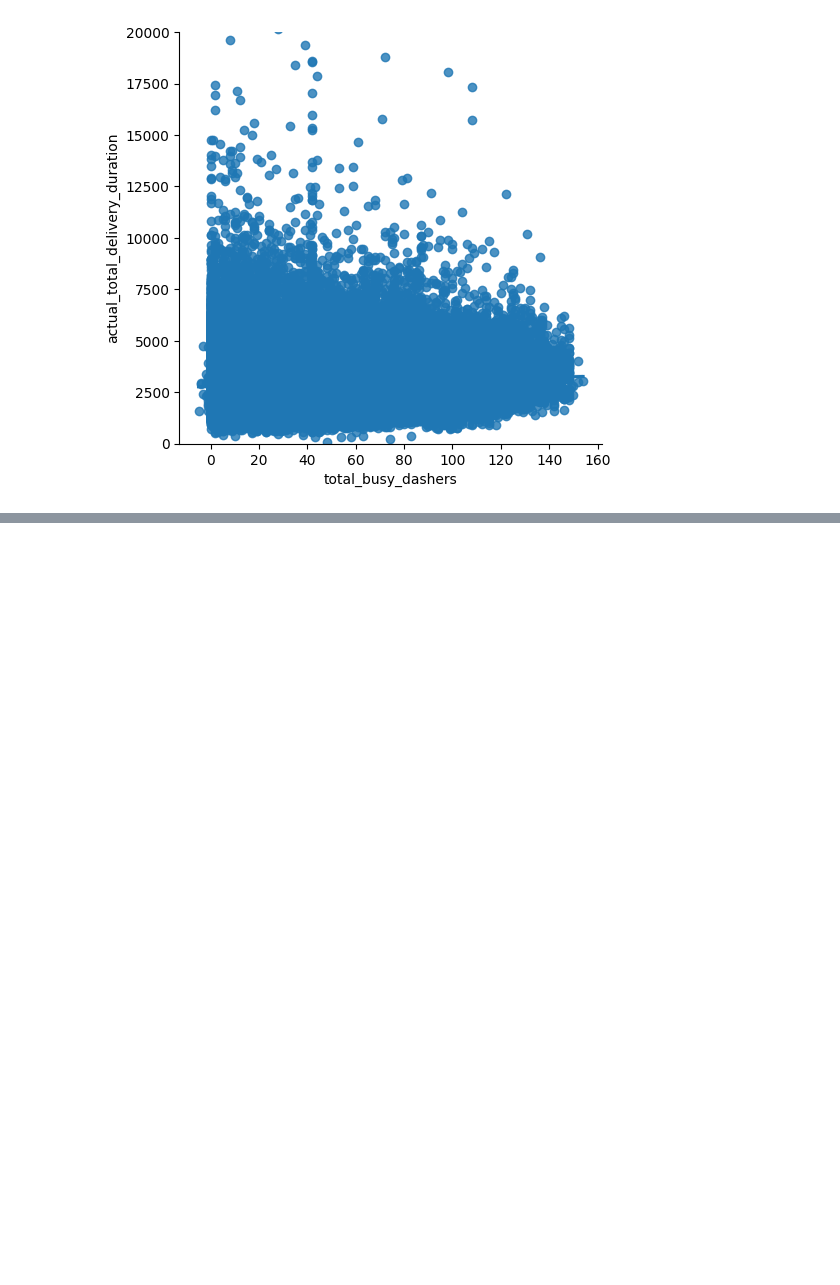
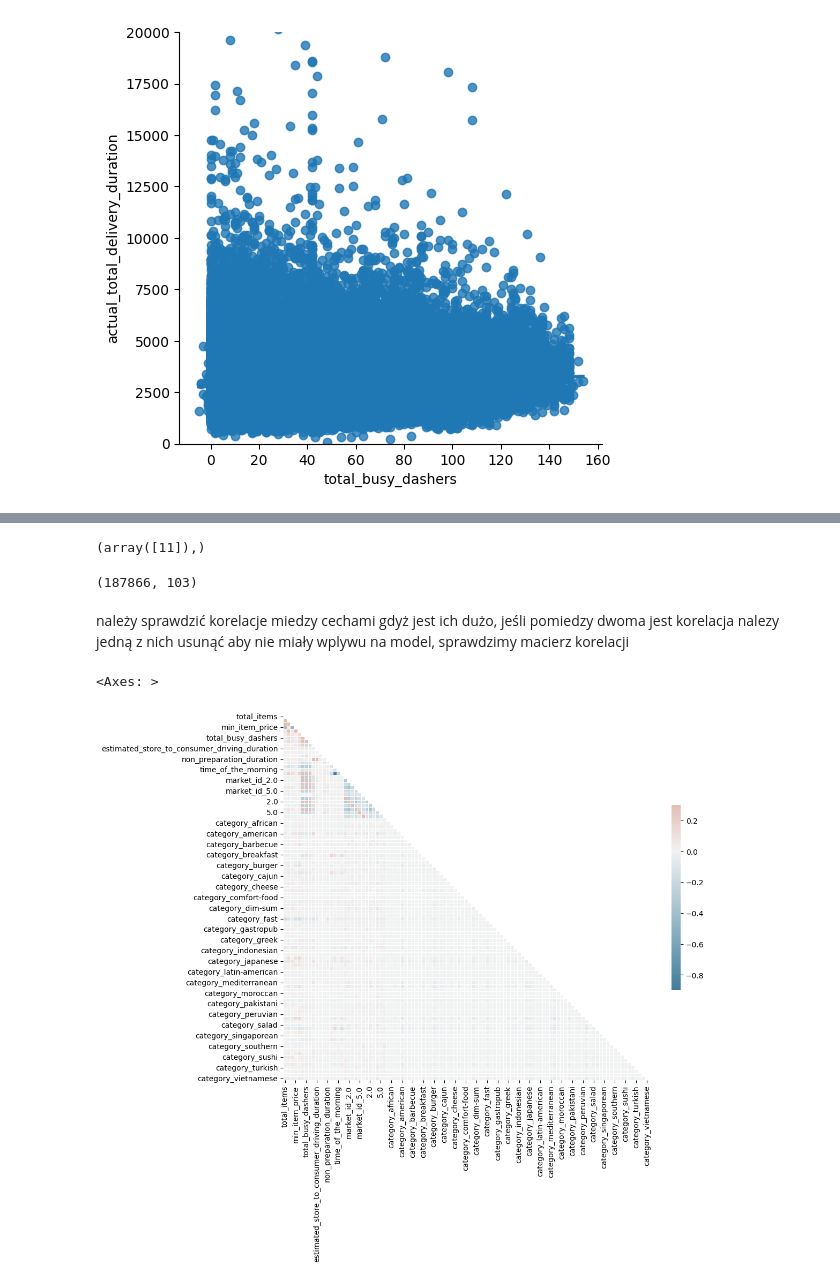
Before and after one commit to adrian-wiktorowicz/DoorDash-Delivery-Duration-Prediction, a Jupyter notebook: door_dash_project.ipynb, the cells around one changed output, grey strips where cells are left out. Saved outputs shown, nothing was run; the diff lists cells and outputs as text; code cells hidden in the pictures; blank space fills up the shorter version.

```diff
--- a/door_dash_project.ipynb
+++ b/door_dash_project.ipynb
@@ -705,0 +892,2 @@ plt.ylim(0, 20000)
+# %%
+train_df = pd.concat([train_df, time_of_the_day_dummies, market_id_dummies, order_protocol_dummies, store_primary_category_dummies], axis=1)
@@ -705,0 +910,3 @@ plt.ylim(0, 20000)
+# %%
+train_df = train_df.astype('float32')
+train_df.head()
@@ -705,0 +946,24 @@ plt.ylim(0, 20000)
+# %%
+np.where(np.any(~np.isfinite(train_df), axis=0) == True)
+# %% [output]
+(array([11]),)
+# %%
+train_df.replace([np.inf, -np.inf], np.nan, inplace=True)
+train_df.dropna(inplace=True)
+# %%
+train_df.shape
+# %% [output]
+(187866, 103)
+# %% [markdown]
+należy sprawdzić korelacje miedzy cechami gdyż jest ich dużo, jeśli pomiedzy dwoma jest korelacja nalezy jedną z nich usunąć aby nie miały wplywu na model, sprawdzimy macierz korelacji
+# %%
+corr = train_df.corr()
+mask = np.triu(np.ones_like(corr, dtype=bool))
+# %%
+f, ax = plt.subplots(figsize=(11, 9))
+cmap = sns.diverging_palette(230, 20, as_cmap=True)
+
+sns.heatmap(corr, mask=mask, cmap=cmap, vmax=.3, center=0, square=True, linewidths=.5, cbar_kws={"shrink": .5})
+# %% [output]
+<Axes: >
+[figure, added]
```
Also changed, not shown: parts of 41 cells of this notebook.
